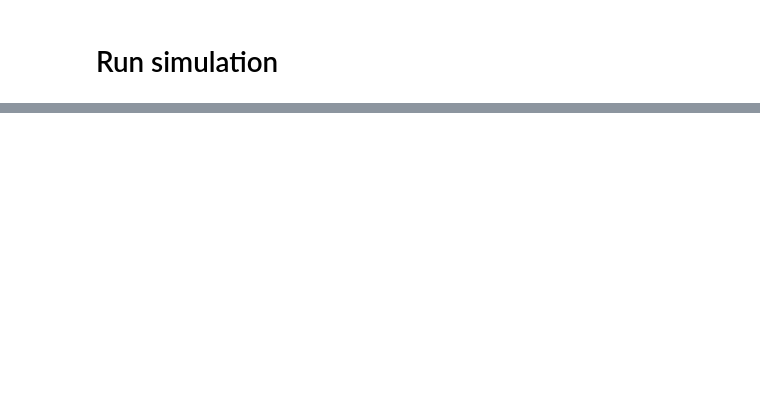
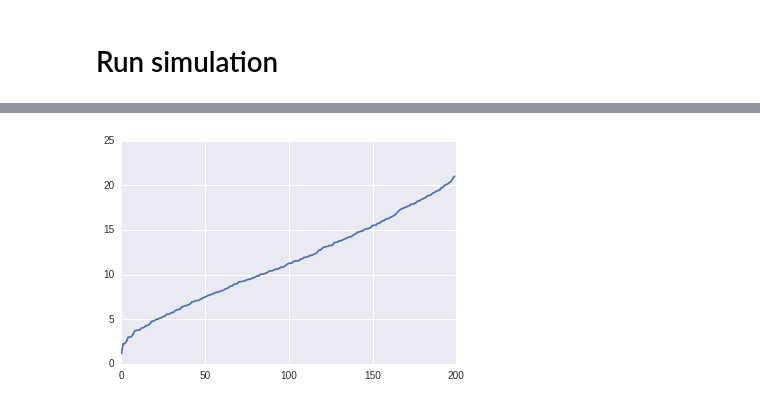
Before and after one commit to crowddynamics/crowddynamics, a Jupyter notebook: simulation.ipynb, the cells around one changed output, grey strips where cells are left out. Saved outputs shown, nothing was run; the diff lists cells and outputs as text; code cells hidden in the pictures; blank space fills up the shorter version.

```diff
--- a/simulation.ipynb
+++ b/simulation.ipynb
@@ -25,4 +29,4 @@ show(p);
 # %% [markdown]
 # Run simulation
 # %%
-%time simulation = System(constant, agent, linear_wall)
+simulation = System(constant, agent, linear_wall, goal)
@@ -42,0 +54,2 @@ plots.plot_animation(simulation, agent, linear_wall, x_dims, y_dims)
+# %%
+t = simulation.result.agents_in_goal_times
@@ -42,0 +60,6 @@ plots.plot_animation(simulation, agent, linear_wall, x_dims, y_dims)
+# %%
+plt.figure()
+plt.plot(t)
+plt.show()
+# %% [output]
+[figure, added]
```
Also changed, not shown: parts of 10 cells of this notebook, 7 other files.
